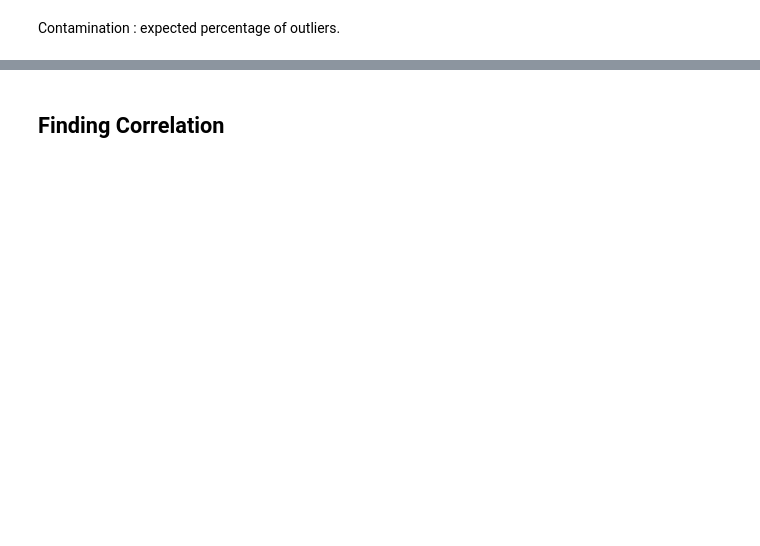
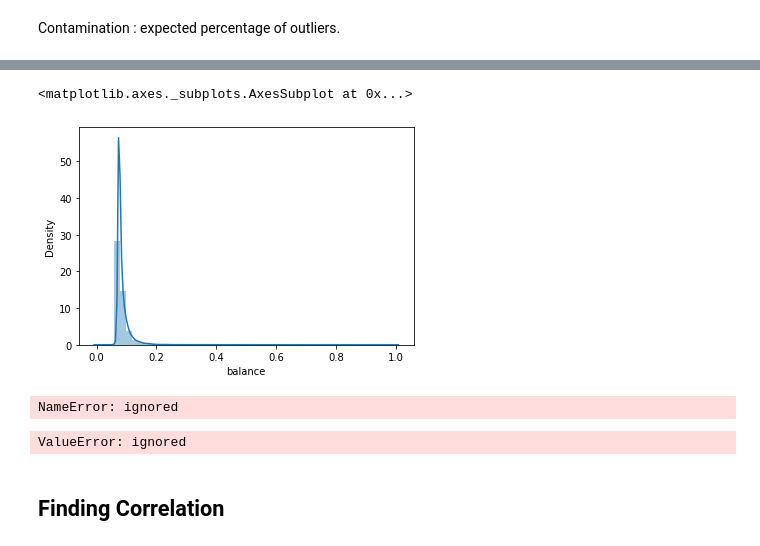
Before and after one commit to 15021996/Bank-Marketing-Effectiveness-Prediction, a Jupyter notebook: Soumya_Bank_Marketing_Effectiveness_Prediction_Capstone_Project_3.ipynb, the cells around one changed output, grey strips where cells are left out. Saved outputs shown, nothing was run; the diff lists cells and outputs as text; code cells hidden in the pictures; blank space fills up the shorter version.

```diff
--- a/Soumya_Bank_Marketing_Effectiveness_Prediction_Capstone_Project_3.ipynb
+++ b/Soumya_Bank_Marketing_Effectiveness_Prediction_Capstone_Project_3.ipynb
@@ -348,0 +430,4 @@ final_data.y.value_counts()
+# %%
+from sklearn import preprocessing
+min_max_scaler = preprocessing.MinMaxScaler(feature_range =(0, 1))
+ohe_col['balance']= pd.Series(min_max_scaler.fit_transform(ohe_col['balance'].values.reshape(-1,1)).flatten())
@@ -348,0 +438,6 @@ final_data.y.value_counts()
+# %%
+sampler = SMOTE('minority', n_jobs=-1)
+# %%
+X,y = sampler.fit_resample(ohe_col.drop(['y'],axis=1),ohe_col['y'])
+# %%
+temp_df = pd.DataFrame(data = X,columns=ohe_col.drop(['y'],axis=1).columns)
@@ -348,0 +460,5 @@ final_data.y.value_counts()
+# %%
+sns.distplot(temp_df['balance'])
+# %% [output]
+<matplotlib.axes._subplots.AxesSubplot at 0x...>
+[figure, added]
@@ -349,3 +480,14 @@ final_data.y.value_counts()
+# %%
+gscv(new_dict,X,y)
+# %% [output]
+NameError: ignored
+# %%
+X = temp_df
+y = ohe_col[['y']]
+train_X, val_X, train_y, val_y = train_test_split(X, y, random_state=1)
+my_model = RandomForestClassifier(random_state=0).fit(train_X, train_y)
+# %% [output]
+ValueError: ignored
 # %% [markdown]
 ## Finding Correlation
 # %%
```
Also changed, not shown: parts of 44 cells of this notebook.
